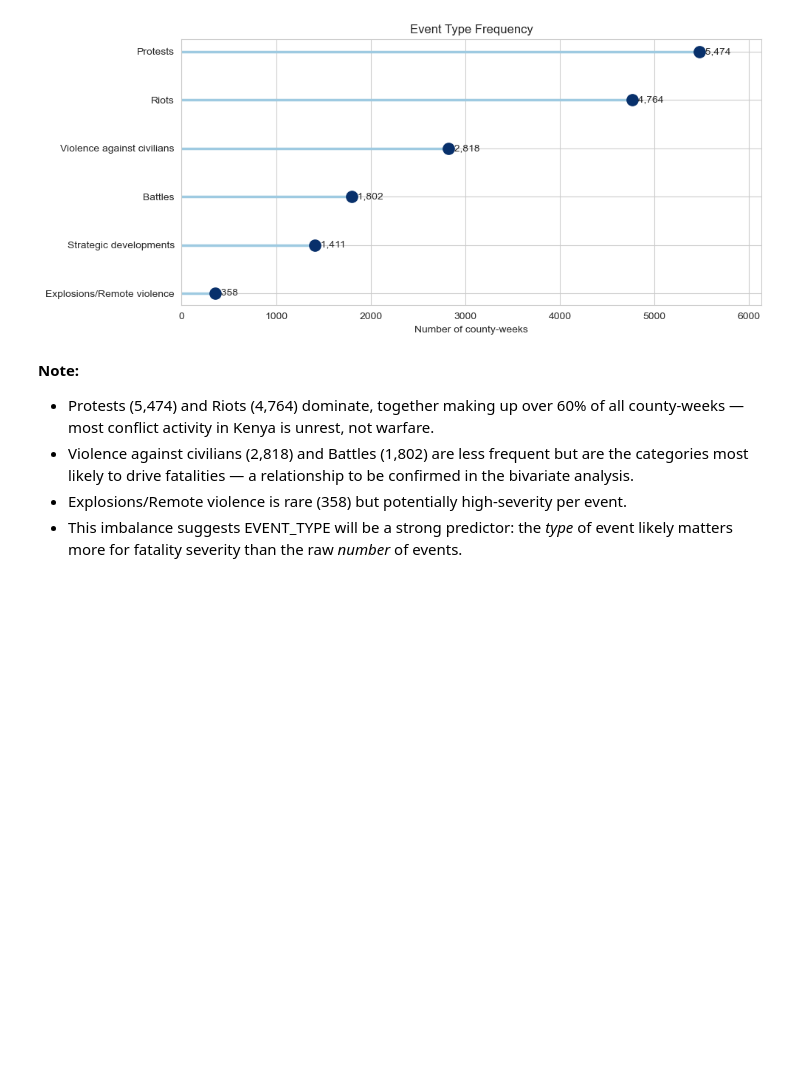
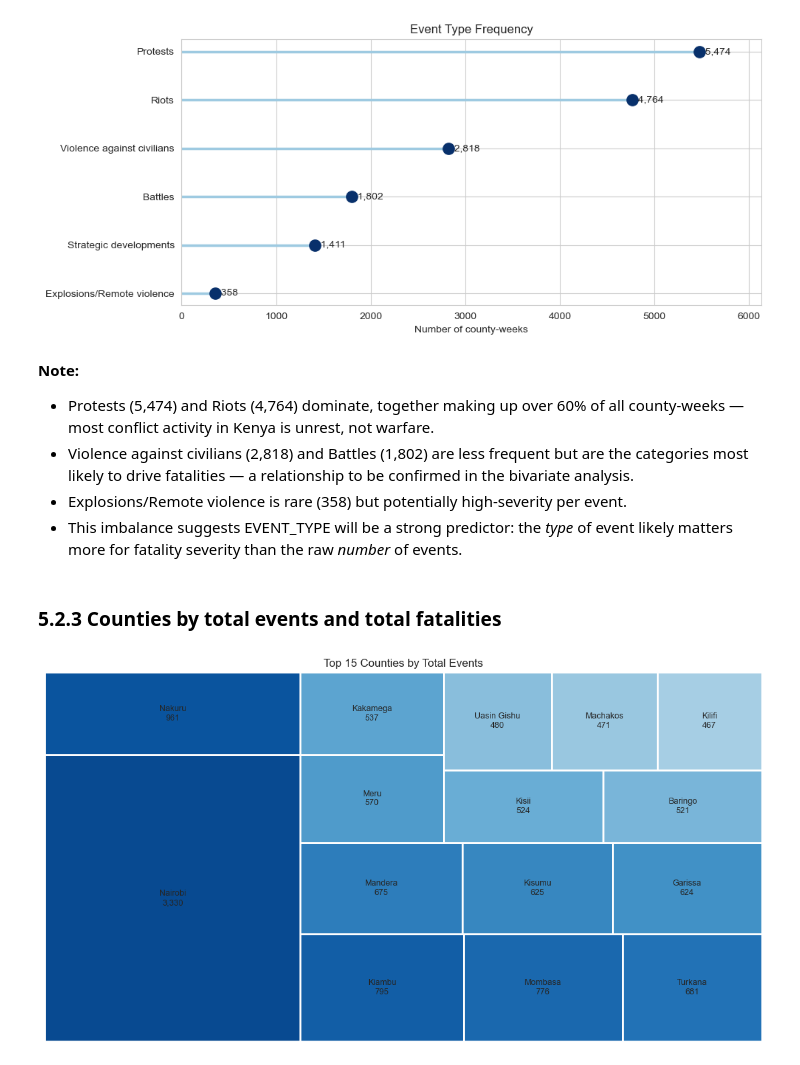
Before and after one commit to KimutaiHub/kenya-political-violence-risk-prediction, a Jupyter notebook: master_notebook.ipynb, the cells around one changed output. Saved outputs shown, nothing was run; the diff lists cells and outputs as text; code cells hidden in the pictures; blank space fills up the shorter version.

```diff
--- a/master_notebook.ipynb
+++ b/master_notebook.ipynb
@@ -980,3 +980,23 @@ plt.show()
 - Violence against civilians (2,818) and Battles (1,802) are less frequent but are the categories most likely to drive fatalities — a relationship to be confirmed in the bivariate analysis.
 - Explosions/Remote violence is rare (358) but potentially high-severity per event.
 - This imbalance suggests EVENT_TYPE will be a strong predictor: the *type* of event likely matters more for fatality severity than the raw *number* of events.
+# %% [markdown]
+### 5.2.3 Counties by total events and total fatalities
+# %%
+# Treemap — top 15 counties by total events
+import squarify
+
+top_events = df.groupby('COUNTY')['EVENTS'].sum().nlargest(15)
+blues = plt.cm.Blues(np.linspace(0.9, 0.35, len(top_events)))
+
+plt.figure(figsize=(11, 6))
+squarify.plot(sizes=top_events.values,
+              label=[f'{c}\n{v:,}' for c, v in top_events.items()],
+              color=blues, edgecolor='white', linewidth=2,
+              text_kwargs={'fontsize': 9})
+plt.title('Top 15 Counties by Total Events')
+plt.axis('off')
+plt.tight_layout()
+plt.show()
+# %% [output]
+[figure, added]
```
Also changed, not shown: parts of 28 cells of this notebook.
